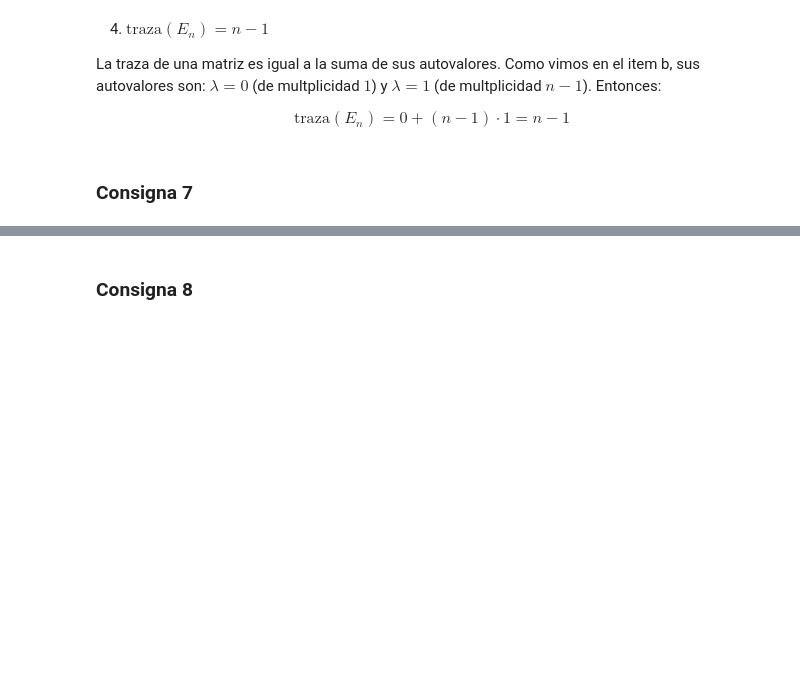
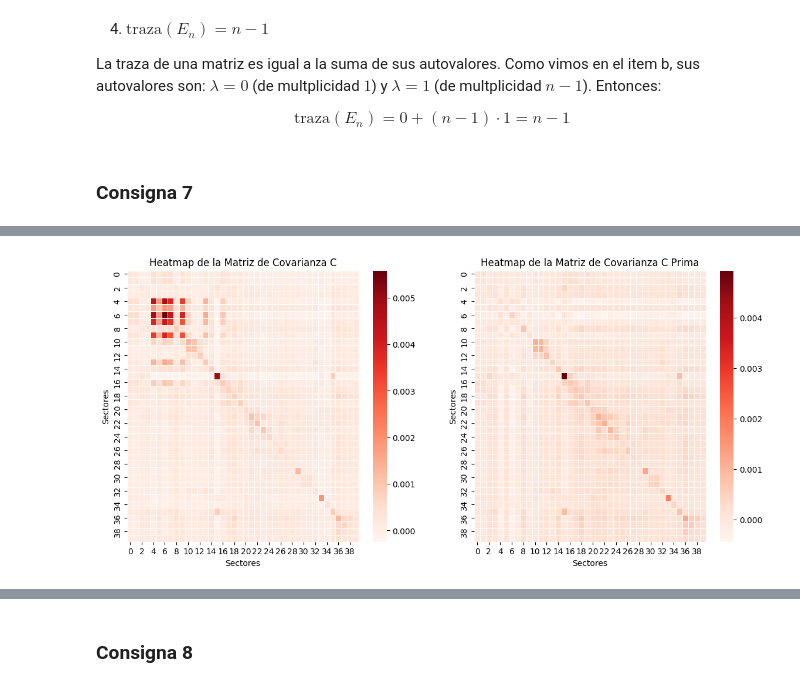
Before and after one commit to Gabrielnm7/ALC-FCEN_UBA, a Jupyter notebook: TP2/grupo_abeliano_TP2.ipynb, the cells around one changed output, grey strips where cells are left out. Drawn from its saved outputs; the diff is of its cells as text; code cells hidden in the pictures; blank space fills up the shorter version.

```diff
--- a/TP2/grupo_abeliano_TP2.ipynb
+++ b/TP2/grupo_abeliano_TP2.ipynb
@@ -600,0 +605,5 @@ $$
+# %%
+n = A_rr.shape[0]
+e = np.ones((n, 1))
+E = np.eye(n) - (1/n) * e @ e.T
+A_rr_normalizada = E @ A_rr
@@ -600,0 +685,17 @@ $$
+# %%
+plt.figure(figsize=(14, 6))
+
+plt.subplot(1, 2, 1)
+sns.heatmap(C, annot=False, cmap='Reds', linewidths=.5)
+plt.title("Heatmap de la Matriz de Covarianza C")
+plt.xlabel('Sectores')
+plt.ylabel('Sectores')
+
+plt.subplot(1, 2, 2)
+sns.heatmap(C_prima, annot=False, cmap='Reds', linewidths=.5)
+plt.title("Heatmap de la Matriz de Covarianza C Prima")
+plt.xlabel('Sectores')
+plt.ylabel('Sectores')
+plt.show()
+# %% [output]
+[figure, added]
```
Also changed, not shown: parts of 42 cells of this notebook, 1 other file.
